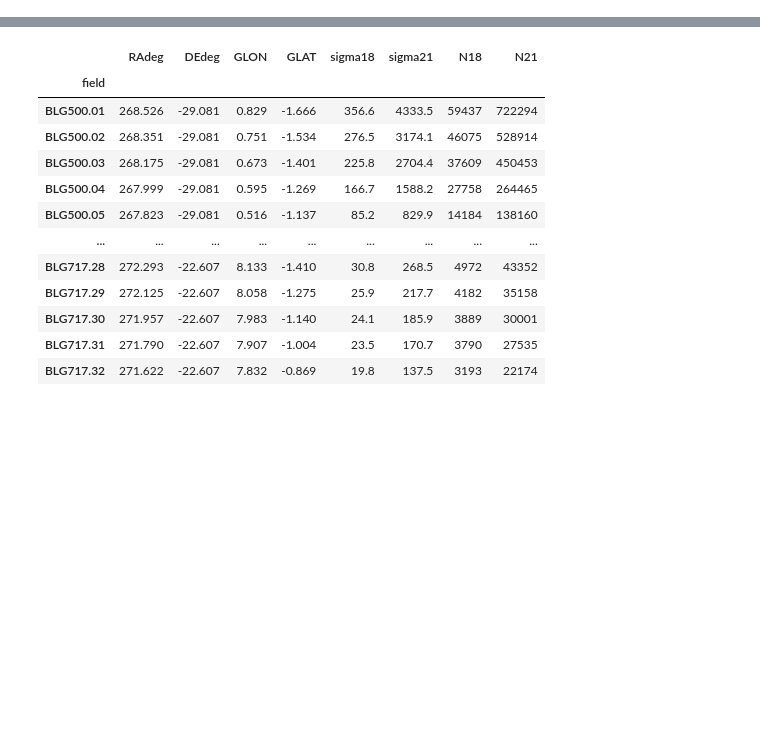
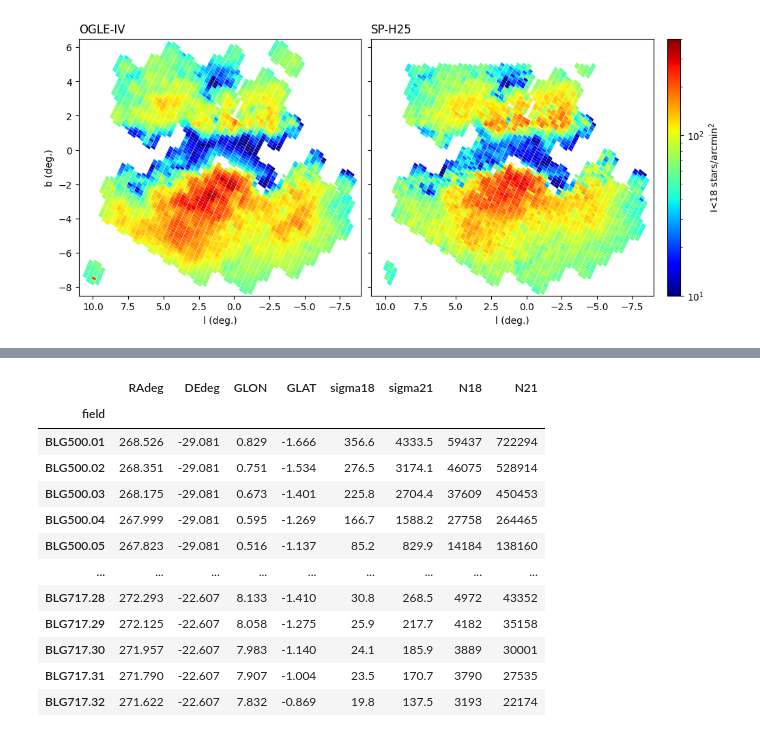
Before and after one commit to synthpop-galaxy/synthpop-model-eval, a Jupyter notebook: bdep_ogle.ipynb, the cells around one changed output, grey strips where cells are left out. Saved outputs shown, nothing was run; the diff lists cells and outputs as text; code cells hidden in the pictures; blank space fills up the shorter version.

```diff
--- a/bdep_ogle.ipynb
+++ b/bdep_ogle.ipynb
@@ -70,0 +94,45 @@ plt.ylim(-8.5,6.5)
+# %%
+fig,ax=plt.subplots(figsize=(10,4.5),ncols=2,nrows=1,sharey=True, layout='constrained')
+patches=[]
+sppatches = []
+sf_cols = []
+sp_cols = []
+for idx in ogle_rates.index:
+    f,ra,dec=idx, ogle_rates['RAdeg'][idx],ogle_rates['DEdeg'][idx],
+    for j in range(1,33):
+        sbf_name = f+'.'+str(j).zfill(2)
+        p = Polygon(np.column_stack(ogle_utils.equatorial_to_galactic(*ogle_utils.o4_subfield(ra,dec,j))),closed=True)
+        try:
+            dat = ogle_surfdens.at[sbf_name, 'sigma18']
+            patches.append(p)
+            sf_cols.append(dat)
+        except:
+            pass
+        try:
+            spdat = sp_cts.at[sbf_name, 'sigma18']
+            sppatches.append(p)
+            sp_cols.append(spdat)
+        except:
+            pass
+norm = colors.LogNorm(vmin=10, vmax=400)
+pc = PatchCollection(patches, cmap='jet', norm=norm)
+pc.set_array(sf_cols)
+pc.set_edgecolor('none')
+ax[0].add_collection(pc)
+
+pc = PatchCollection(sppatches, cmap='jet', norm=norm)
+pc.set_array(sp_cols)
+pc.set_edgecolor('none')
+ax[1].add_collection(pc)
+
+cbar = plt.colorbar(pc,label=r'I<18 stars/arcmin$^2$')
+for axi in ax:
+    axi.set_xlim(11,-9)
+    axi.set_ylim(-8.5,6.5)
+    axi.set_xlabel('l (deg.)')
+ax[0].set_ylabel('b (deg.)')
+ax[0].set_title('OGLE-IV', loc='left'); ax[1].set_title('SP-H25', loc='left')
+
+plt.savefig('figures/ogle_counts_mag18.pdf')
+# %% [output]
+[figure, added]
```
Also changed, not shown: parts of 4 cells of this notebook, 3 other files.
